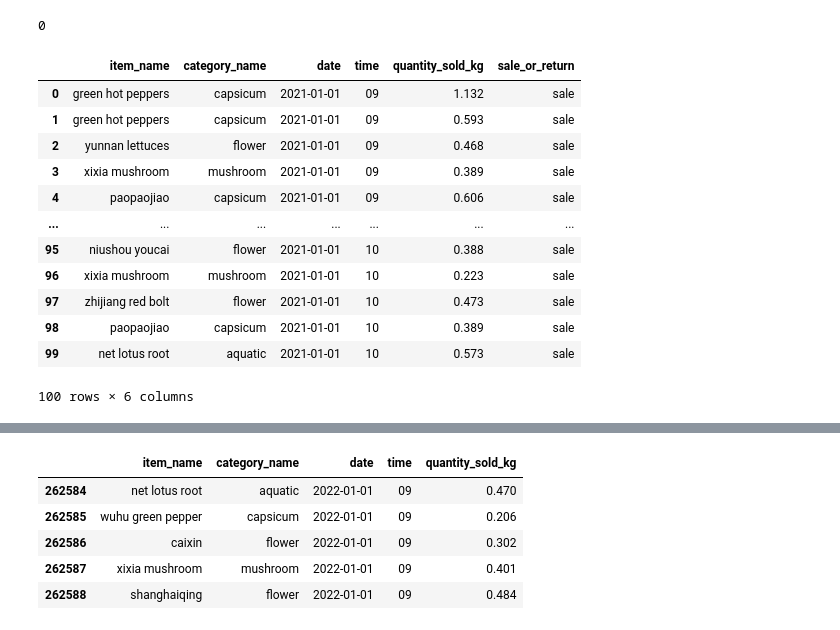
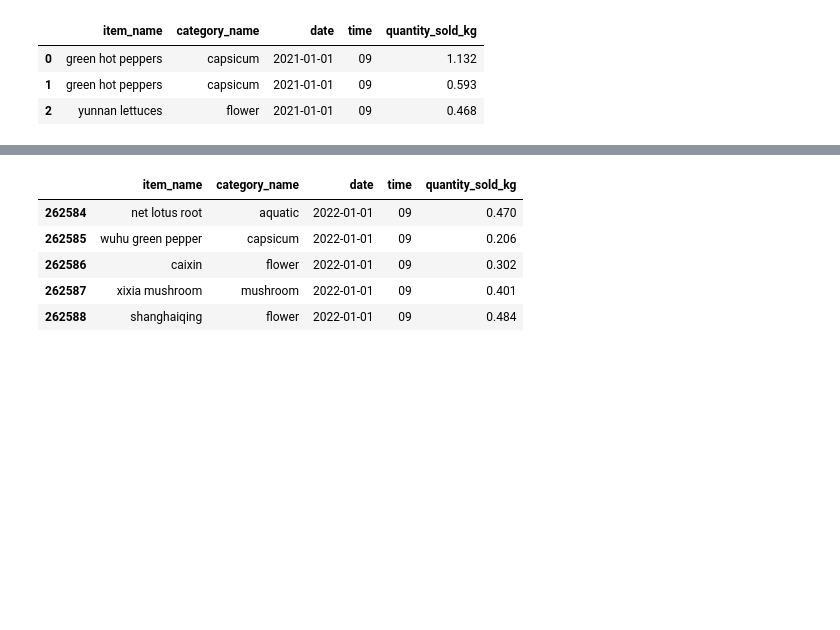
Before and after one commit to RumethSandinu/Project-connexa, a Jupyter notebook: time_based_analysis/preprocessing.ipynb, the cells around one changed output, grey strips where cells are left out. Cells and saved outputs as stored; diff of their text form; code cells hidden in the pictures; blank space fills up the shorter version.

Commit message:
working on time_model issue

```diff
--- a/time_based_analysis/preprocessing.ipynb
+++ b/time_based_analysis/preprocessing.ipynb
@@ -1,8 +1,8 @@
 # %%
 import pandas as pd
 # %%
-ds = pd.read_csv('../../datasets/built_dataset.csv')
-ds.head()
+df = pd.read_csv('../../datasets/built_dataset.csv')
+df.head(3)
 # %% [output]
 |  | item_name | category_name | date | time | item_code | quantity_sold_kg | unit_selling_price_rmb/kg | ... |
 | 0 | green hot peppers | capsicum | 2021-01-01 | 09:14:26.212 | 102900005116226 | 1.132 | 25.8 | ... |
@@ -13,5 +18,8 @@ ds.head()
+# %%
+filt_return = df['sale_or_return'] == 'sale'
+df = df.loc[filt_return]
 # %%
 # Remove the unnecessary columns
-df = ds.drop(columns=['unit_selling_price_rmb/kg','discount','item_code'])
-df.head(10)
+df = df.drop(columns=['unit_selling_price_rmb/kg','discount','item_code', 'sale_or_return'])
+df.info()
 # %% [output]
@@ -40,23 +38,9 @@ dtype: int64
-# %%
-# Check the duplicate data
-df.duplicated().sum()
-# %% [output]
-0
 # %%
 # Remove the minutes,seconds and milliseconds in time
 df['time'] = df['time'].apply(lambda x: x.split(':')[0])
-df.head(100)
+df.head(3)
 # %% [output]
-|  | item_name | category_name | date | time | quantity_sold_kg | sale_or_return |
-| 0 | green hot peppers | capsicum | 2021-01-01 | 09 | 1.132 | sale |
-| 1 | green hot peppers | capsicum | 2021-01-01 | 09 | 0.593 | sale |
-| 2 | yunnan lettuces | flower | 2021-01-01 | 09 | 0.468 | sale |
-| 3 | xixia mushroom | mushroom | 2021-01-01 | 09 | 0.389 | sale |
-| 4 | paopaojiao | capsicum | 2021-01-01 | 09 | 0.606 | sale |
-| ... | ... | ... | ... | ... | ... | ... |
-| 95 | niushou youcai | flower | 2021-01-01 | 10 | 0.388 | sale |
-| 96 | xixia mushroom | mushroom | 2021-01-01 | 10 | 0.223 | sale |
-| 97 | zhijiang red bolt | flower | 2021-01-01 | 10 | 0.473 | sale |
-| 98 | paopaojiao | capsicum | 2021-01-01 | 10 | 0.389 | sale |
-| 99 | net lotus root | aquatic | 2021-01-01 | 10 | 0.573 | sale |
+|  | item_name | category_name | date | time | quantity_sold_kg |
+| 0 | green hot peppers | capsicum | 2021-01-01 | 09 | 1.132 |
+| 1 | green hot peppers | capsicum | 2021-01-01 | 09 | 0.593 |
+| 2 | yunnan lettuces | flower | 2021-01-01 | 09 | 0.468 |
-100 rows × 6 columns
```
Also changed, not shown: parts of 9 cells of this notebook, 6 other files.
